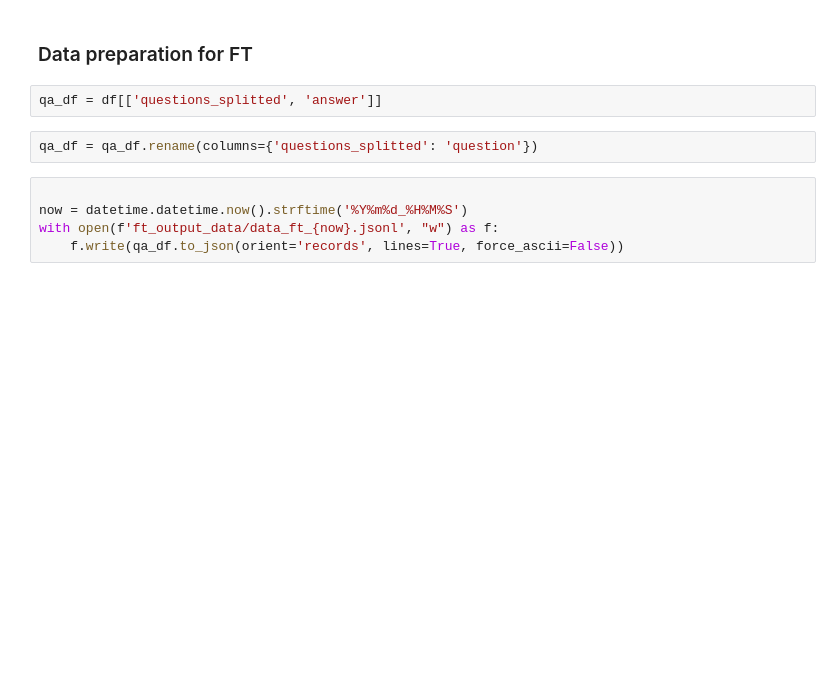
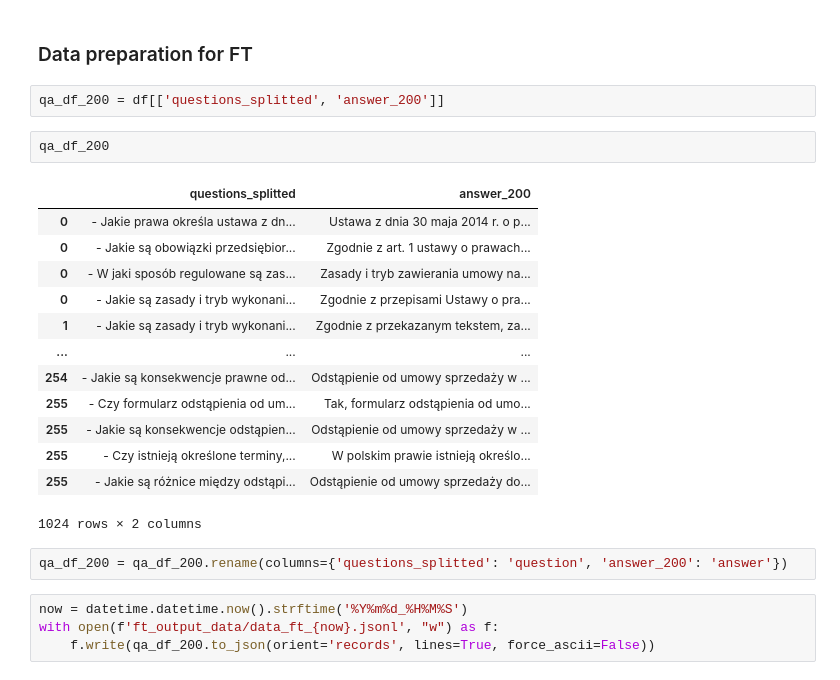
Before and after one commit to witold87/llm-bielik-ft-legal, a Jupyter notebook: src/data.ipynb, the cells around one changed output. Drawn from its saved outputs; the diff is of its cells as text; blank space fills up the shorter version.

Commit message:
With data of 200 tokens on answers

```diff
--- a/src/data.ipynb
+++ b/src/data.ipynb
@@ -454,11 +458,26 @@ Word's Mover Distance (Diversity) with mean scores 0.19, 0.14 and 0.24 for quest
 # %% [markdown]
 ### Data preparation for FT
 # %%
-qa_df = df[['questions_splitted', 'answer']]
+qa_df_200 = df[['questions_splitted', 'answer_200']]
+# %%
+qa_df_200
+# %% [output]
+|  | questions_splitted | answer_200 |
+| 0 | - Jakie prawa określa ustawa z dn... | Ustawa z dnia 30 maja 2014 r. o p... |
+| 0 | - Jakie są obowiązki przedsiębior... | Zgodnie z art. 1 ustawy o prawach... |
+| 0 | - W jaki sposób regulowane są zas... | Zasady i tryb zawierania umowy na... |
+| 0 | - Jakie są zasady i tryb wykonani... | Zgodnie z przepisami Ustawy o pra... |
+| 1 | - Jakie są zasady i tryb wykonani... | Zgodnie z przekazanym tekstem, za... |
+| ... | ... | ... |
+| 254 | - Jakie są konsekwencje prawne od... | Odstąpienie od umowy sprzedaży w ... |
+| 255 | - Czy formularz odstąpienia od um... | Tak, formularz odstąpienia od umo... |
+| 255 | - Jakie są konsekwencje odstąpien... | Odstąpienie od umowy sprzedaży w ... |
+| 255 | - Czy istnieją określone terminy,... | W polskim prawie istnieją określo... |
+| 255 | - Jakie są różnice między odstąpi... | Odstąpienie od umowy sprzedaży do... |
+1024 rows × 2 columns
 # %%
-qa_df = qa_df.rename(columns={'questions_splitted': 'question'})
+qa_df_200 = qa_df_200.rename(columns={'questions_splitted': 'question', 'answer_200': 'answer'})
 # %%
-
 now = datetime.datetime.now().strftime('%Y%m%d_%H%M%S')
 with open(f'ft_output_data/data_ft_{now}.jsonl', "w") as f:
-    f.write(qa_df.to_json(orient='records', lines=True, force_ascii=False))
+    f.write(qa_df_200.to_json(orient='records', lines=True, force_ascii=False))
```
Also changed, not shown: parts of 2 cells of this notebook, 1 other file.
